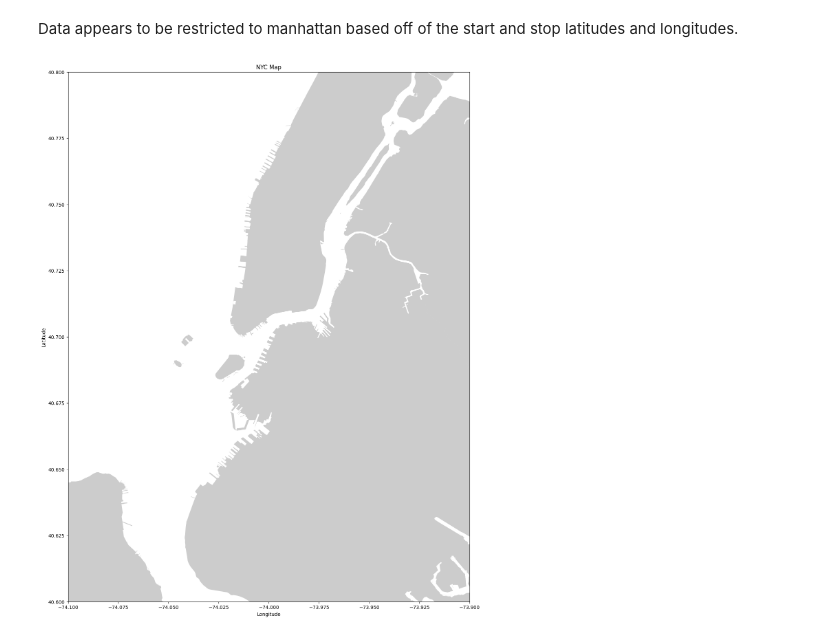
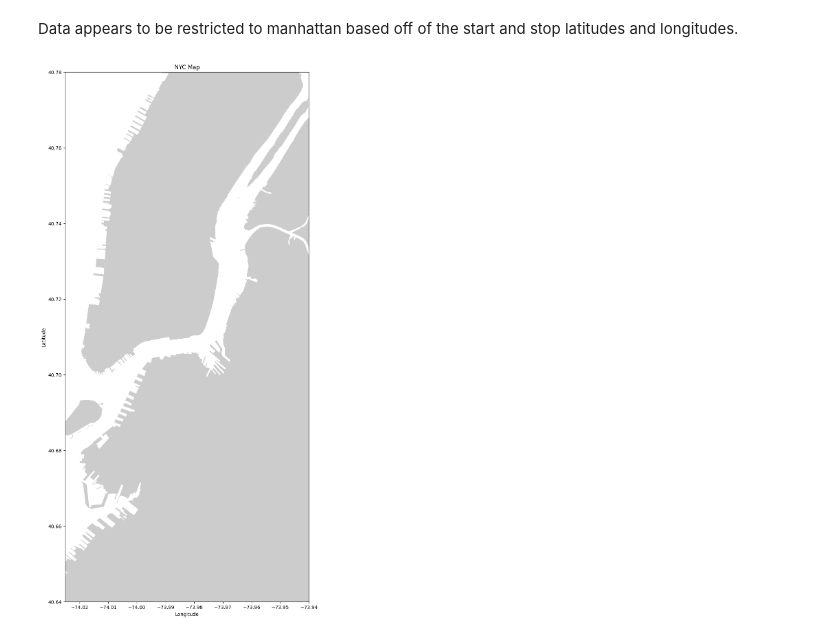
Before and after one commit to ColeDixon78/ML-Projects, a Jupyter notebook: Bike_share_project/NYC_biking.ipynb, the cells around one changed output. Cells and saved outputs as stored; diff of their text form; code cells hidden in the pictures.

```diff
--- a/Bike_share_project/NYC_biking.ipynb
+++ b/Bike_share_project/NYC_biking.ipynb
@@ -100,23 +106,24 @@ Data appears to be restricted to manhattan based off of the start and stop latit
 # %%
 
 def plot_nyc(data: pd.DataFrame = None, lat_col: str = None, lng_col: str = None, title: str = 'NYC Map', figsize: tuple[int] = (20,20)):
     _ , ax = plt.subplots(figsize=figsize)
     gdf.plot(ax=ax, alpha=0.4, color='grey')
+    ax.set_xlim(-74.025,-73.94)
+    ax.set_ylim(40.64,40.78)
 
     if lat_col and lng_col:
         start_geometry = [Point(xy) for xy in zip(data[lng_col], data[lat_col])]
-        start_gdf = gpd.GeoDataFrame(city_bike_data, geometry=start_geometry)
-        start_gdf.plot(ax=ax, markersize=0.001, color='blue', marker='o')
+        start_gdf = gpd.GeoDataFrame(data, geometry=start_geometry)
+        start_gdf.plot(ax=ax, markersize=0.01, color='blue', marker='o')
 
-    ax.set_xlim(-74.1,-73.9)
-    ax.set_ylim(40.6,40.8)
+
     ax.set_title(title)
     ax.set_xlabel("Longitude")
     ax.set_ylabel("Latitude")
 
 plot_nyc()
 # %% [output]
-[figure, old version]
+[figure, new version]
 # %%
 plot_nyc(data= city_bike_data, lat_col="end station latitude",lng_col="end station longitude")
 # %% [output]
```
Also changed, not shown: parts of 21 cells of this notebook, 4 other files.
